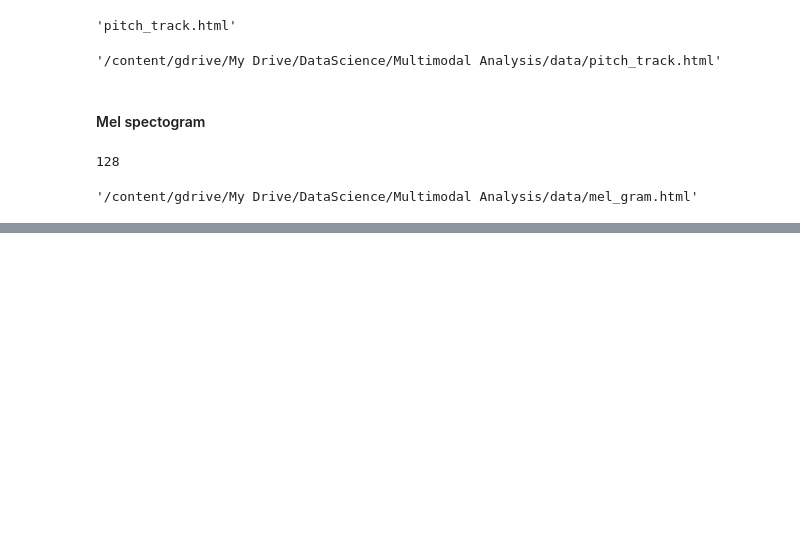
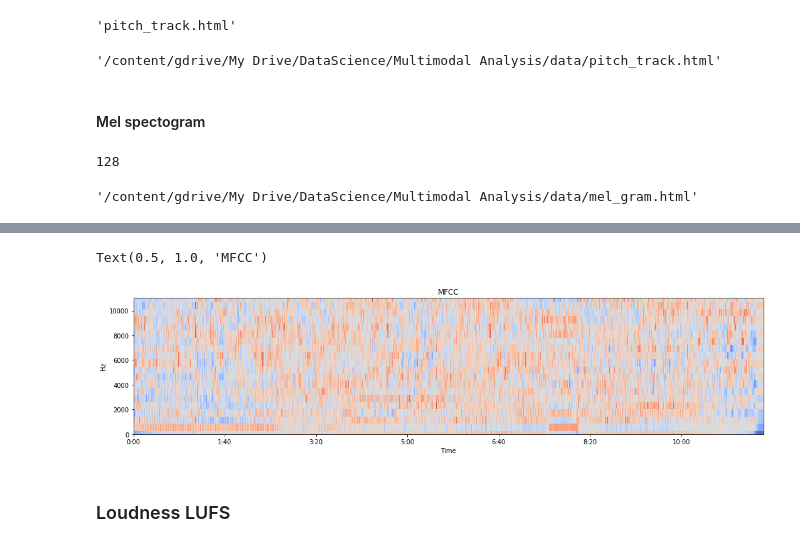
Before and after one commit to epistimi4/emotion_based_music_recomendation, a Jupyter notebook: Preprocessing/Spotify_MusicInformationRetrieval.ipynb, the cells around one changed output, grey strips where cells are left out. Drawn from its saved outputs; the diff is of its cells as text; code cells hidden in the pictures; blank space fills up the shorter version.

```diff
--- a/Preprocessing/Spotify_MusicInformationRetrieval.ipynb
+++ b/Preprocessing/Spotify_MusicInformationRetrieval.ipynb
@@ -268,0 +430,8 @@ plotly.offline.plot(go.Figure(data=[heatmap], layout=layout),
+# %%
+librosa.display.specshow(mfccs, sr=fs, x_axis='time', y_axis='linear')
+plt.title('MFCC')
+# %% [output]
+Text(0.5, 1.0, 'MFCC')
+[figure, added]
+# %% [markdown]
+### Loudness LUFS ###
```
Also changed, not shown: parts of 30 cells of this notebook.
